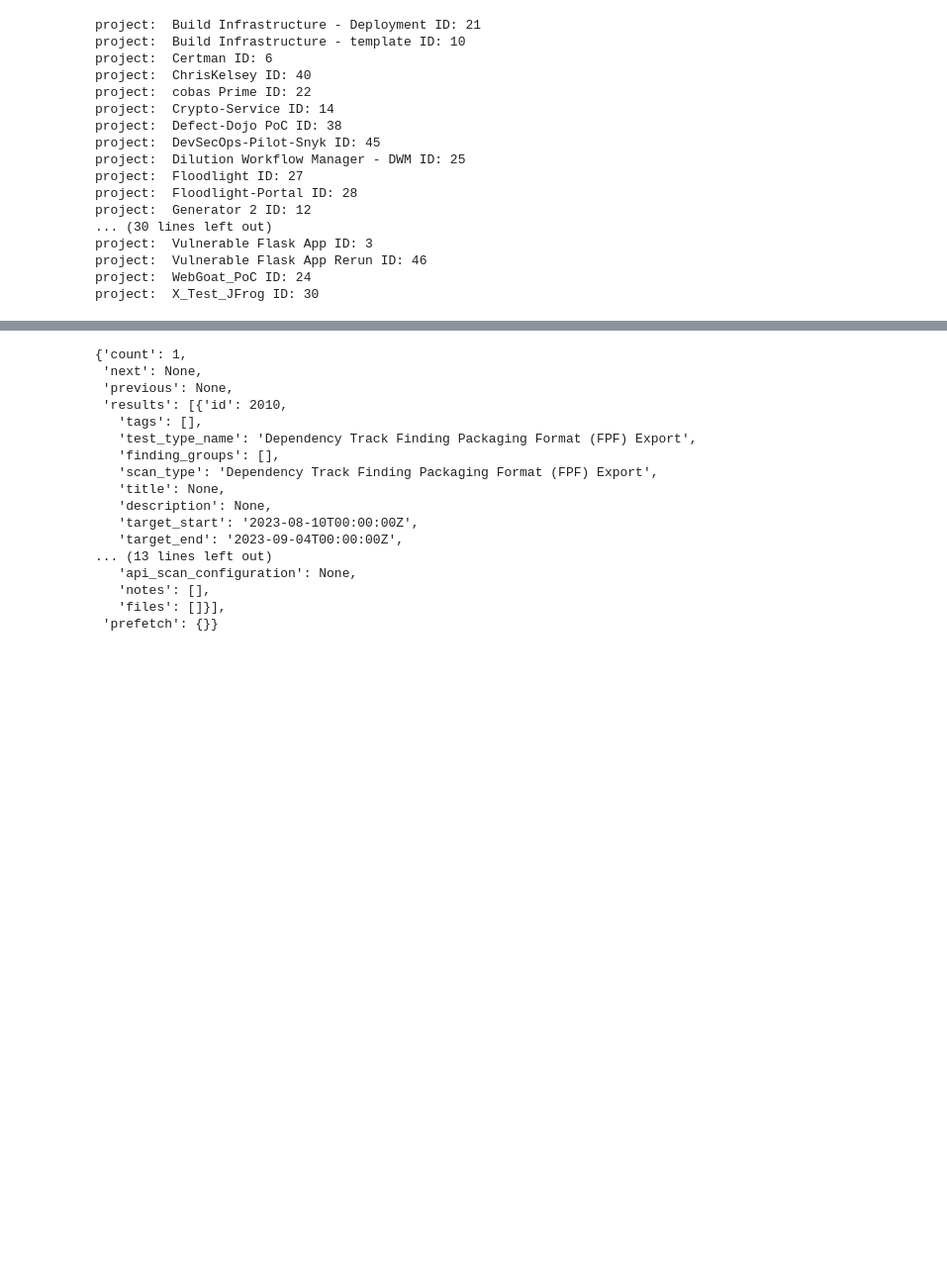
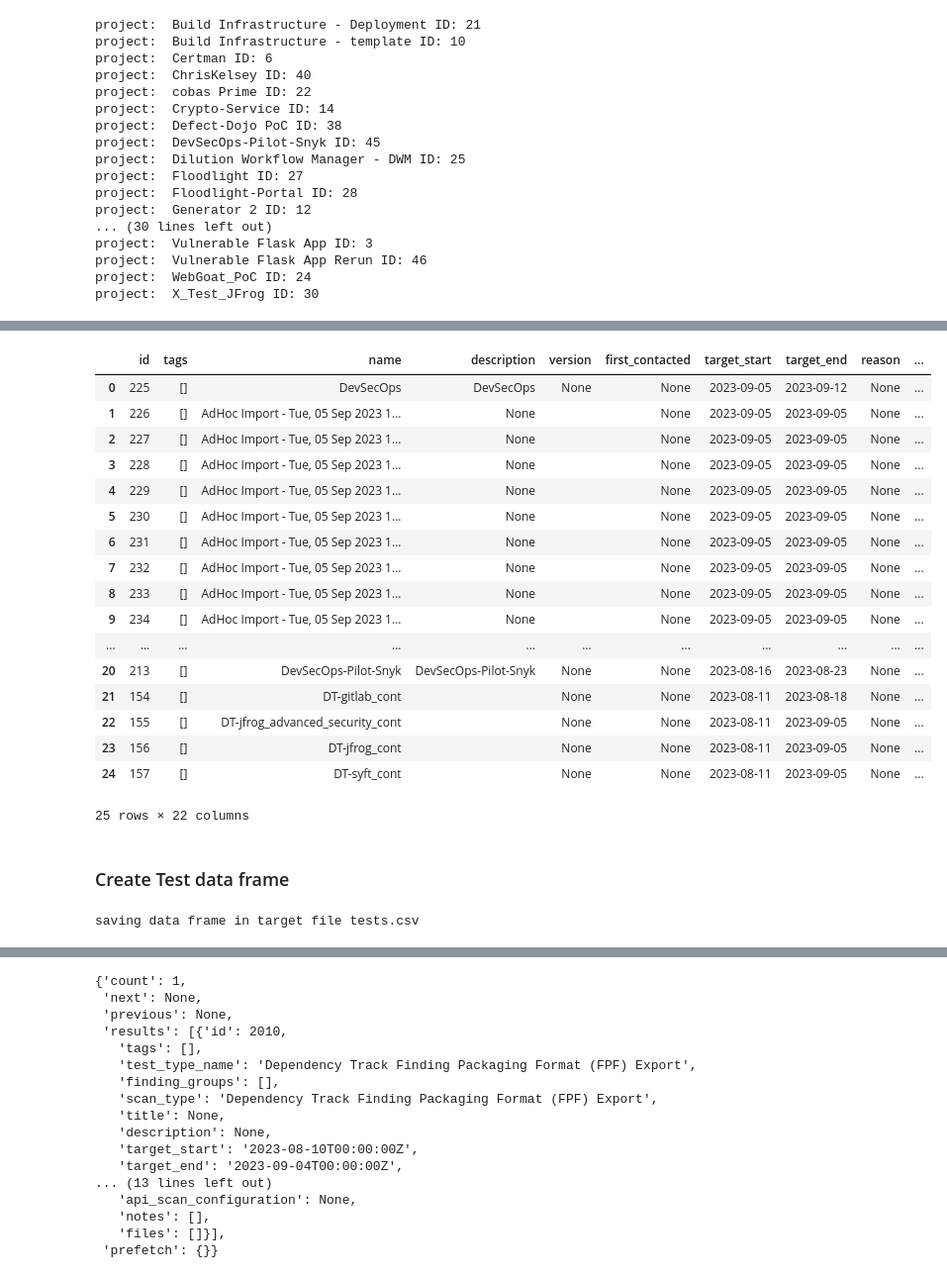
Before and after one commit to markb77/data_analysis, a Jupyter notebook: notebooks/VulnerabilityAnalyis.ipynb, the cells around one changed output, grey strips where cells are left out. Shown at 99% size. Cells and saved outputs as stored; diff of their text form; code cells hidden in the pictures; blank space fills up the shorter version.

```diff
--- a/notebooks/VulnerabilityAnalyis.ipynb
+++ b/notebooks/VulnerabilityAnalyis.ipynb
@@ -305,0 +331,72 @@ tests_df
+# %%
+cols = ['id', 'name', 'description', 'version', 'first_contacted',
+       'target_start', 'target_end', 'reason', 'updated', 'created', 'active',
+       'tracker', 'test_strategy', 'threat_model', 'api_test', 'pen_test',
+       'check_list', 'status', 'progress', 'tmodel_path', 'done_testing']
+engagement_test_df[cols]
+# %% [output]
+|  | id | tags | name | description | version | first_contacted | target_start | target_end | reason | ... |
+| 0 | 225 | [] | DevSecOps | DevSecOps | None | None | 2023-09-05 | 2023-09-12 | None | ... |
+| 1 | 226 | [] | AdHoc Import - Tue, 05 Sep 2023 1... | None |  | None | 2023-09-05 | 2023-09-05 | None | ... |
+| 2 | 227 | [] | AdHoc Import - Tue, 05 Sep 2023 1... | None |  | None | 2023-09-05 | 2023-09-05 | None | ... |
+| 3 | 228 | [] | AdHoc Import - Tue, 05 Sep 2023 1... | None |  | None | 2023-09-05 | 2023-09-05 | None | ... |
+| 4 | 229 | [] | AdHoc Import - Tue, 05 Sep 2023 1... | None |  | None | 2023-09-05 | 2023-09-05 | None | ... |
+| 5 | 230 | [] | AdHoc Import - Tue, 05 Sep 2023 1... | None |  | None | 2023-09-05 | 2023-09-05 | None | ... |
+| 6 | 231 | [] | AdHoc Import - Tue, 05 Sep 2023 1... | None |  | None | 2023-09-05 | 2023-09-05 | None | ... |
+| 7 | 232 | [] | AdHoc Import - Tue, 05 Sep 2023 1... | None |  | None | 2023-09-05 | 2023-09-05 | None | ... |
+| 8 | 233 | [] | AdHoc Import - Tue, 05 Sep 2023 1... | None |  | None | 2023-09-05 | 2023-09-05 | None | ... |
+| 9 | 234 | [] | AdHoc Import - Tue, 05 Sep 2023 1... | None |  | None | 2023-09-05 | 2023-09-05 | None | ... |
+| ... | ... | ... | ... | ... | ... | ... | ... | ... | ... | ... |
+| 20 | 213 | [] | DevSecOps-Pilot-Snyk | DevSecOps-Pilot-Snyk | None | None | 2023-08-16 | 2023-08-23 | None | ... |
+| 21 | 154 | [] | DT-gitlab_cont |  | None | None | 2023-08-11 | 2023-08-18 | None | ... |
+| 22 | 155 | [] | DT-jfrog_advanced_security_cont |  | None | None | 2023-08-11 | 2023-09-05 | None | ... |
+| 23 | 156 | [] | DT-jfrog_cont |  | None | None | 2023-08-11 | 2023-09-05 | None | ... |
+| 24 | 157 | [] | DT-syft_cont |  | None | None | 2023-08-11 | 2023-09-05 | None | ... |
+25 rows × 22 columns
+# %% [markdown]
+### Create Test data frame
+# %%
+headers =  {
+    "accept": "application/json",
+    "Authorization": f"Token {defect_dojo.API_KEY}"
+}
+
+url = f"{defect_dojo.DEFECT_DOJO_API_URL}/tests/"
+
+dfs = []
+for _, row in engagement_agg_df.iterrows():
+    engagement_name =  row['engagement_name']
+    engagement_id = row['engagement_id']
+
+    params = {"engagement": engagement_id}
+    response = defect_dojo._make_request(method='GET',
+                                url=url,
+                                params=params,
+                                headers=headers,
+                                verify=False)
+    tests_data = response.json()
+
+    if tests_data['count'] > 0:
+        tests_df = pd.DataFrame(tests_data['results'])
+        # engagement_test_df['engagement_name'] = engagement_name
+
+        # rename columns
+        tests_df = tests_df.rename(columns={'engagement': 'engagement_id',
+                                            'id': 'test_id',
+                                            'test_type': 'test_type_id'})
+        dfs.append(tests_df)
+    else:
+        print(f'Error: no test found for engagement {engagement_name} with ID: {engagement_id}')
+
+tests_agg_df = pd.concat(dfs, ignore_index=True)
+
+# select a subset of columns that are relevant
+cols = ['test_id', 'test_type_name', 'scan_type', 'title', 'engagement_id', 'test_type_id']
+tests_agg_df = tests_agg_df[cols]
+
+# save data frame in target file
+target_file = 'tests.csv'
+print(f'saving data frame in target file {target_file}')
+tests_agg_df.to_csv(target_file)
+# %% [output]
+saving data frame in target file tests.csv
```
Also changed, not shown: parts of 111 cells of this notebook.
